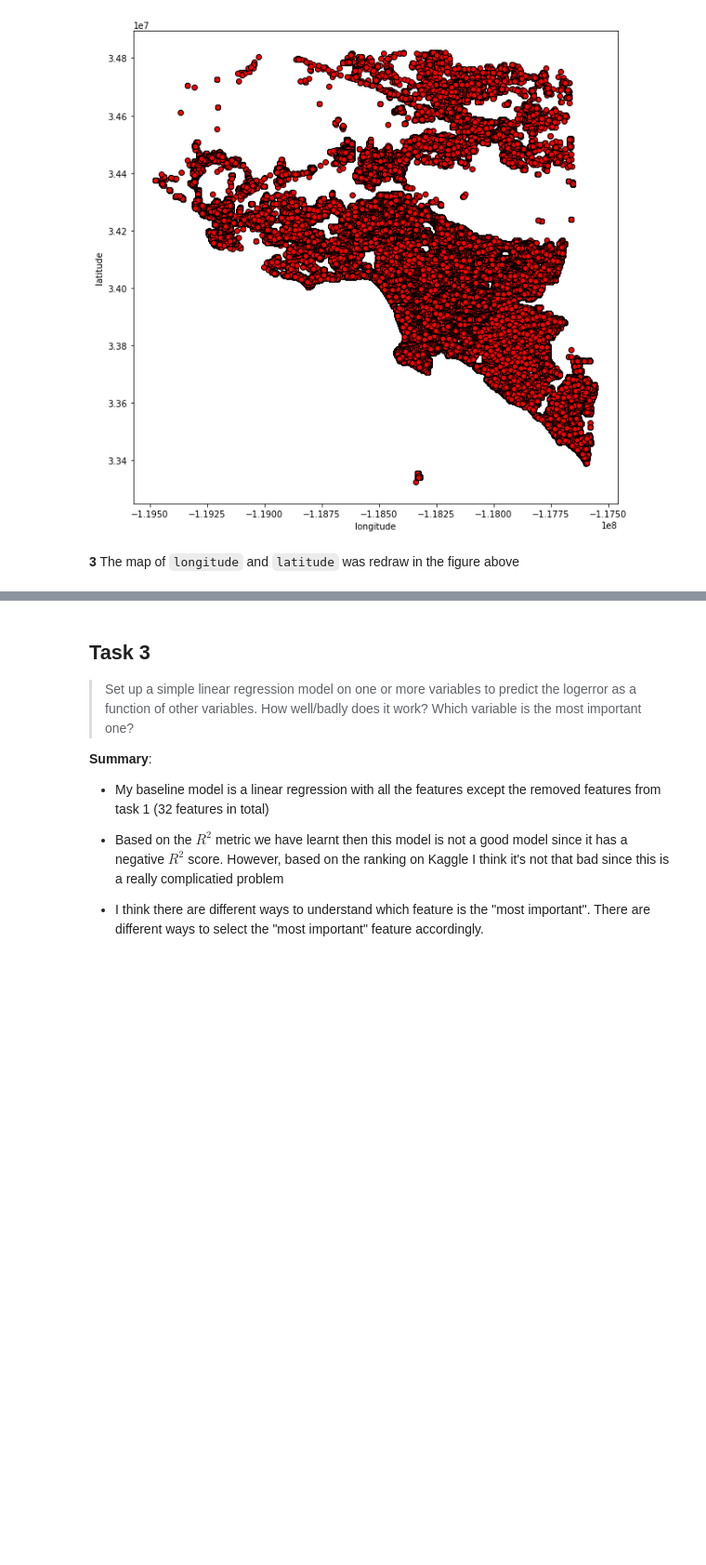
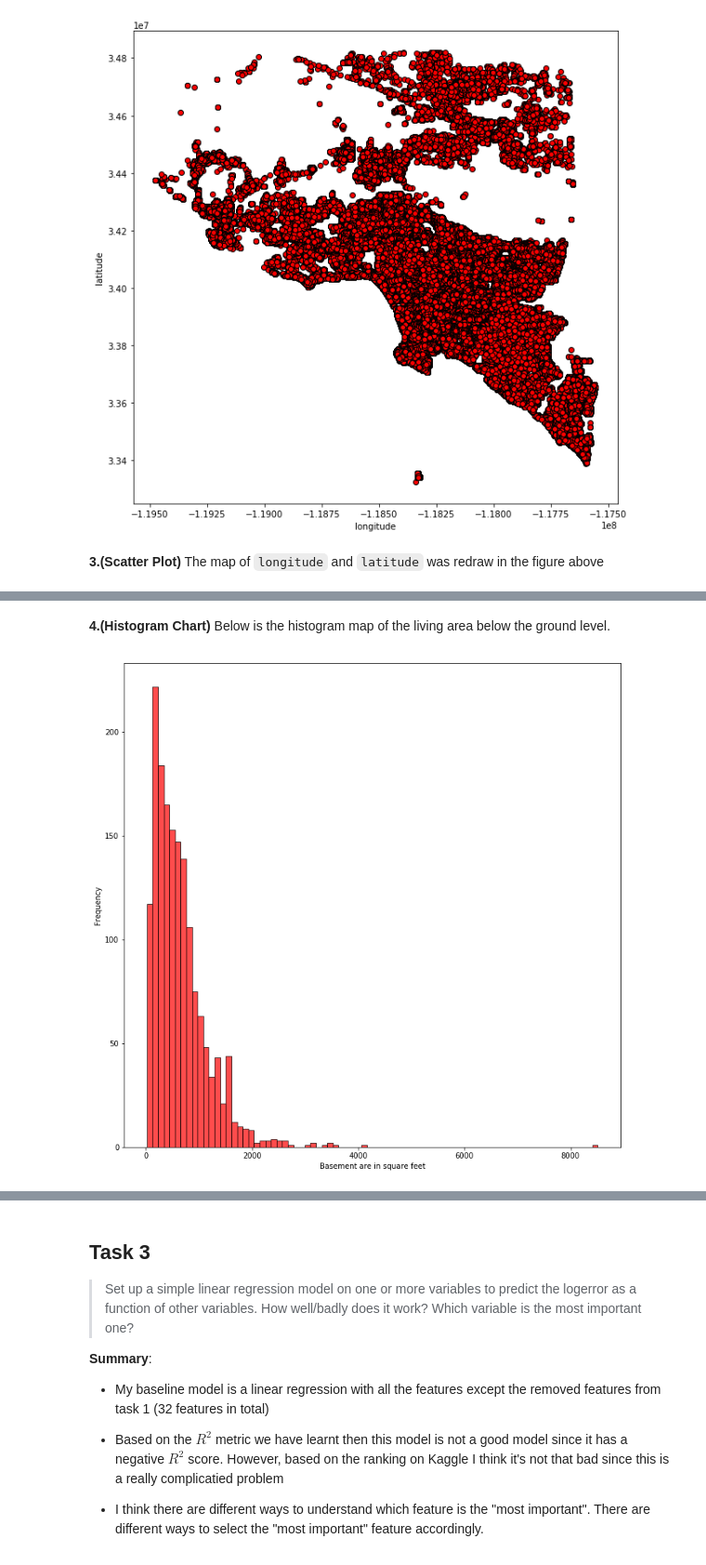
Before and after one commit to trungnguyencs/Automatic-Singing-Evaluation, a Jupyter notebook: HW2/HW2.ipynb, the cells around one changed output, grey strips where cells are left out. Shown at 93% size. Saved outputs shown, nothing was run; the diff lists cells and outputs as text; code cells hidden in the pictures; blank space fills up the shorter version.

```diff
--- a/HW2/HW2.ipynb
+++ b/HW2/HW2.ipynb
@@ -211,9 +197,18 @@ plt.show()
 # %% [output]
 [figure]
 # %% [markdown]
-**3** The map of ``longitude`` and ``latitude`` was redraw in the figure above
+**3.(Scatter Plot)** The map of ``longitude`` and ``latitude`` was redraw in the figure above
 # %% [markdown]
 Below is the map of Los Angeles, CA. Do you see something similar?
 
 <img src='CA-LosAngeles.gif'>
+# %% [markdown]
+**4.(Histogram Chart)** Below is the histogram map of the living area below the ground level.
+# %%
+plt.subplots(figsize=(12,12))
+plt.xlabel('Basement are in square feet')
+df['basementsqft'].plot.hist(alpha=0.7, bins=80, color='red', edgecolor='black')
+plt.show()
+# %% [output]
+[figure, added]
 # %% [markdown]
```
Also changed, not shown: parts of 14 cells of this notebook.
